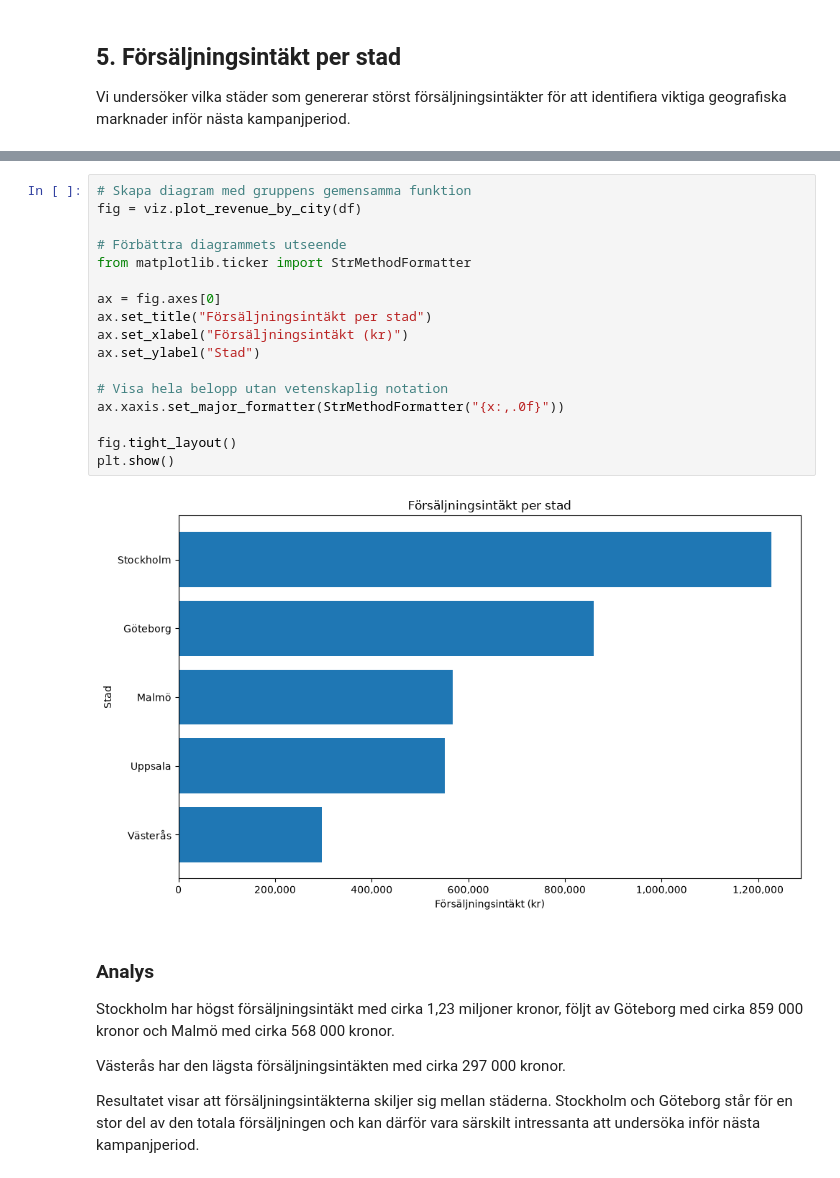
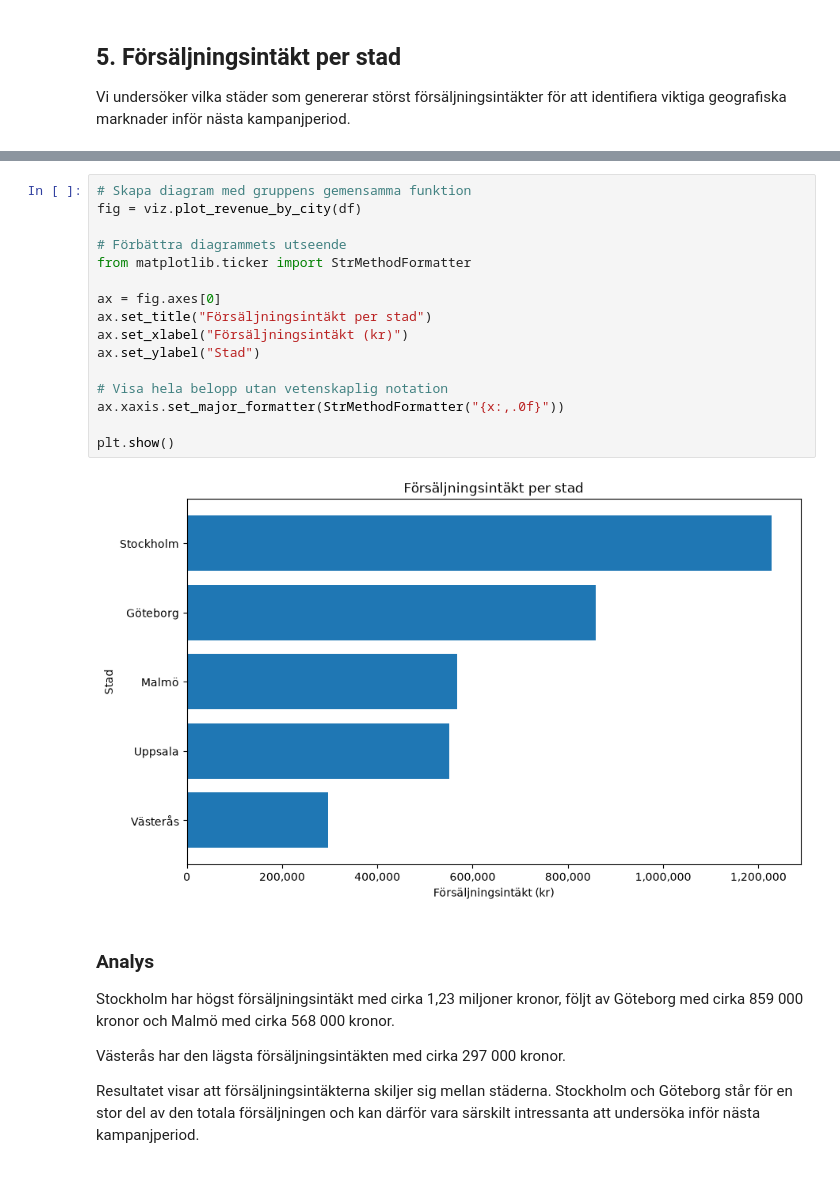
Before and after one commit to loviswikstrom/ecommerce_sales, a Jupyter notebook: notebooks/report_anna_v2.ipynb, the cells around one changed output, grey strips where cells are left out. Saved outputs shown, nothing was run; the diff lists cells and outputs as text.

```diff
--- a/notebooks/report_anna_v2.ipynb
+++ b/notebooks/report_anna_v2.ipynb
@@ -165,22 +177,21 @@ Name: revenue, dtype: float64
 # %%
 # Skapa diagram med gruppens gemensamma funktion
 fig = viz.plot_revenue_by_city(df)
 
 # Förbättra diagrammets utseende
 from matplotlib.ticker import StrMethodFormatter
 
 ax = fig.axes[0]
 ax.set_title("Försäljningsintäkt per stad")
 ax.set_xlabel("Försäljningsintäkt (kr)")
 ax.set_ylabel("Stad")
 
 # Visa hela belopp utan vetenskaplig notation
 ax.xaxis.set_major_formatter(StrMethodFormatter("{x:,.0f}"))
 
-fig.tight_layout()
 plt.show()
 # %% [output]
-[figure, old version]
+[figure, new version]
 # %% [markdown]
 ### Analys
 
```
Also changed, not shown: parts of 9 cells of this notebook.
